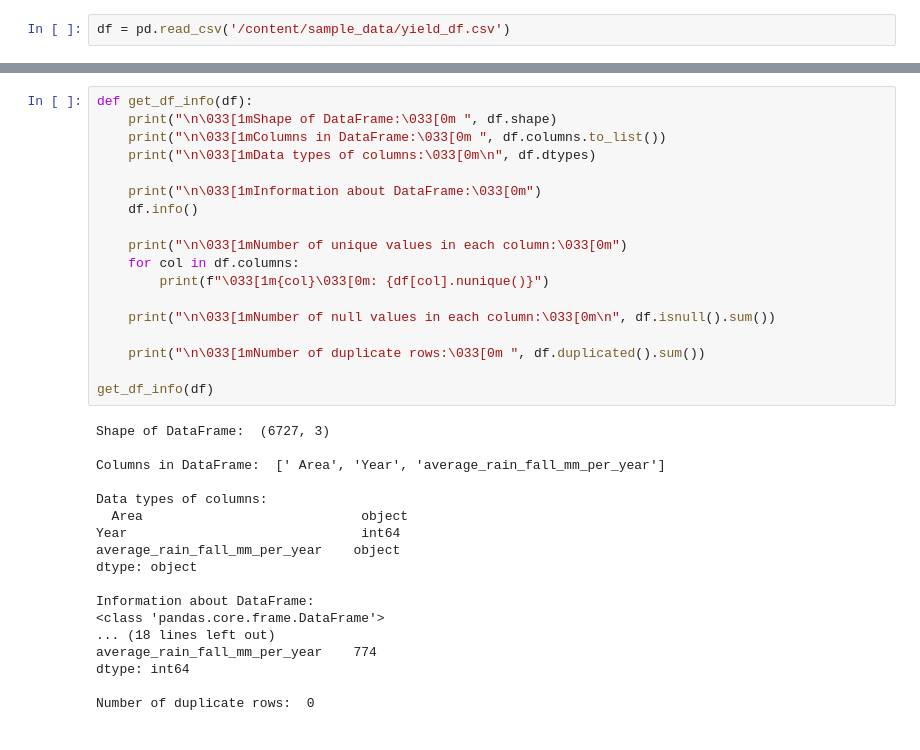
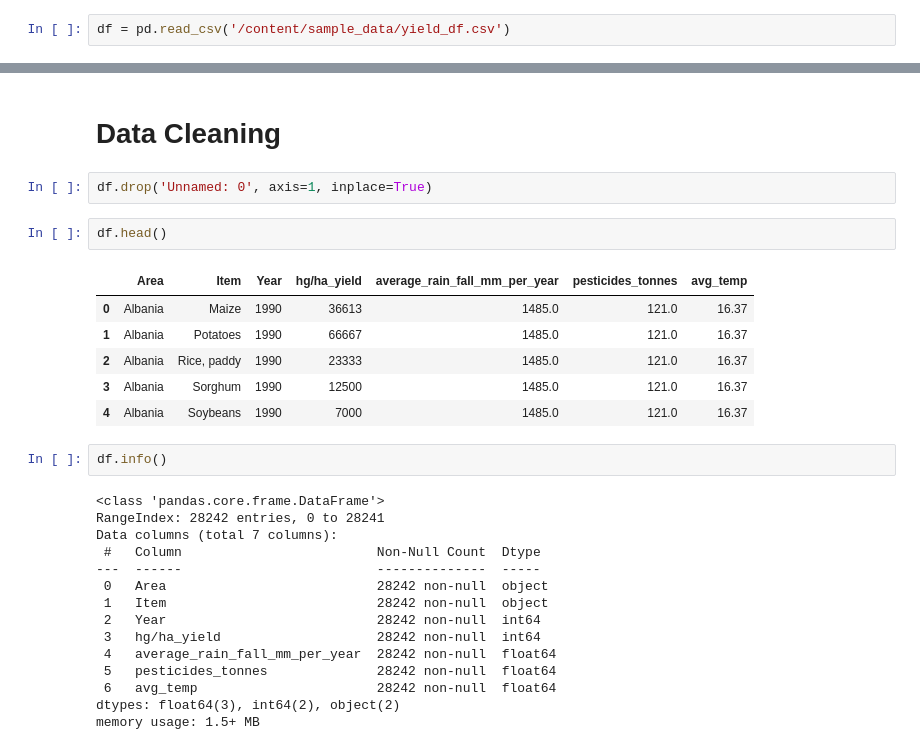
Before and after one commit to gnatnib/crop_yield_prediction, a Jupyter notebook: crop_yield_predictions.ipynb, the cells around one changed output, grey strips where cells are left out. Cells and saved outputs as stored; diff of their text form.

```diff
--- a/crop_yield_predictions.ipynb
+++ b/crop_yield_predictions.ipynb
@@ -48,36 +29,30 @@ plt.gca().spines[['top', 'right']].set_visible(False)
-# %%
-def get_df_info(df):
-    print("\n\033[1mShape of DataFrame:\033[0m ", df.shape)
-    print("\n\033[1mColumns in DataFrame:\033[0m ", df.columns.to_list())
-    print("\n\033[1mData types of columns:\033[0m\n", df.dtypes)
-
-    print("\n\033[1mInformation about DataFrame:\033[0m")
-    df.info()
-
-    print("\n\033[1mNumber of unique values in each column:\033[0m")
-    for col in df.columns:
-        print(f"\033[1m{col}\033[0m: {df[col].nunique()}")
-
-    print("\n\033[1mNumber of null values in each column:\033[0m\n", df.isnull().sum())
-
-    print("\n\033[1mNumber of duplicate rows:\033[0m ", df.duplicated().sum())
-
-get_df_info(df)
-# %% [output]
-Shape of DataFrame:  (6727, 3)
-
-Columns in DataFrame:  [' Area', 'Year', 'average_rain_fall_mm_per_year']
-
-Data types of columns:
-  Area                            object
-Year                              int64
-average_rain_fall_mm_per_year    object
-dtype: object
-
-Information about DataFrame:
-<class 'pandas.core.frame.DataFrame'>
-... (18 lines left out)
-average_rain_fall_mm_per_year    774
-dtype: int64
-
-Number of duplicate rows:  0
+# %% [markdown]
+# **Data Cleaning**
+# %%
+df.drop('Unnamed: 0', axis=1, inplace=True)
+# %%
+df.head()
+# %% [output]
+|  | Area | Item | Year | hg/ha_yield | average_rain_fall_mm_per_year | pesticides_tonnes | avg_temp |
+| 0 | Albania | Maize | 1990 | 36613 | 1485.0 | 121.0 | 16.37 |
+| 1 | Albania | Potatoes | 1990 | 66667 | 1485.0 | 121.0 | 16.37 |
+| 2 | Albania | Rice, paddy | 1990 | 23333 | 1485.0 | 121.0 | 16.37 |
+| 3 | Albania | Sorghum | 1990 | 12500 | 1485.0 | 121.0 | 16.37 |
+| 4 | Albania | Soybeans | 1990 | 7000 | 1485.0 | 121.0 | 16.37 |
+# %%
+df.info()
+# %% [output]
+<class 'pandas.core.frame.DataFrame'>
+RangeIndex: 28242 entries, 0 to 28241
+Data columns (total 7 columns):
+ #   Column                         Non-Null Count  Dtype
+---  ------                         --------------  -----
+ 0   Area                           28242 non-null  object
+ 1   Item                           28242 non-null  object
+ 2   Year                           28242 non-null  int64
+ 3   hg/ha_yield                    28242 non-null  int64
+ 4   average_rain_fall_mm_per_year  28242 non-null  float64
+ 5   pesticides_tonnes              28242 non-null  float64
+ 6   avg_temp                       28242 non-null  float64
+dtypes: float64(3), int64(2), object(2)
+memory usage: 1.5+ MB
```
Also changed, not shown: parts of 11 cells of this notebook.
